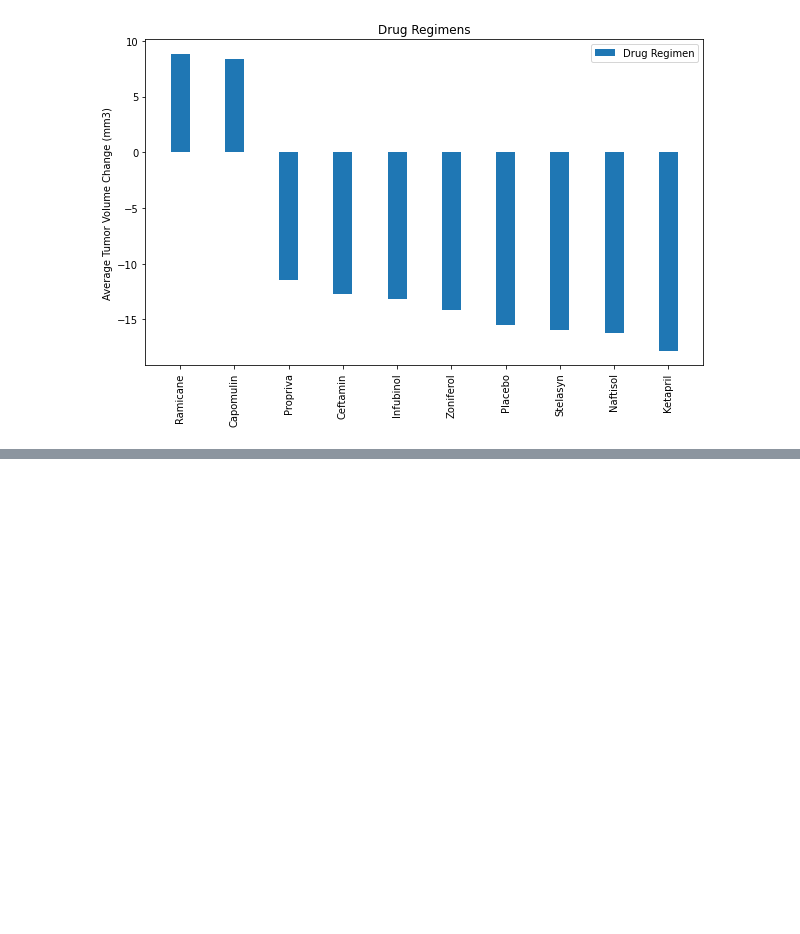
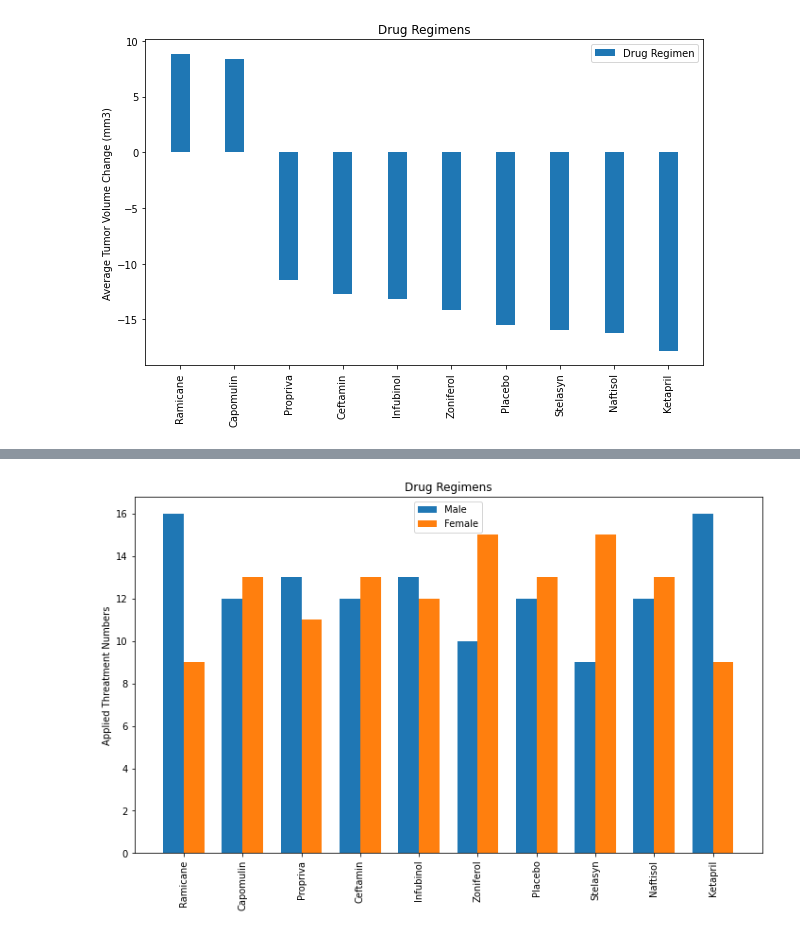
Before and after one commit to warshophysical/Pymaceuticals, a Jupyter notebook: pharma.ipynb, the cells around one changed output, grey strips where cells are left out. Drawn from its saved outputs; the diff is of its cells as text; code cells hidden in the pictures; blank space fills up the shorter version.

```diff
--- a/pharma.ipynb
+++ b/pharma.ipynb
@@ -158,0 +183,22 @@ plt.show()
+# %%
+listDrugRegimen = dfAverageVolumeChange["Drug_Regimen"].tolist()
+
+listMaleThreatmentNumbers=[]
+listFemaleThreatmentNumbers=[]
+for regimen in listDrugRegimen:
+    specificMaleRegimen=dfThreatment.loc[(dfThreatment["Drug_Regimen"]==regimen) &
+                                      (dfThreatment["Gender"]=="Male"),"Mouse_ID" ].count()
+    listMaleThreatmentNumbers.append(specificMaleRegimen)
+
+    specificFemaleRegimen=dfThreatment.loc[(dfThreatment["Drug_Regimen"]==regimen) &
+                                      (dfThreatment["Gender"]=="Female"),"Mouse_ID" ].count()
+    listFemaleThreatmentNumbers.append(specificFemaleRegimen)
+
+
+dfGenderDrugRegimen=pd.DataFrame({"Drug_Regimen":listDrugRegimen,
+                                  "Applied_Threatment_Number_For_Male":listMaleThreatmentNumbers,
+                                  "Applied_Threatment_Number_For_Female":listFemaleThreatmentNumbers})
+
+dfGenderDrugRegimen["Total_Number_Threatment"]=dfGenderDrugRegimen["Applied_Threatment_Number_For_Male"]+dfGenderDrugRegimen["Applied_Threatment_Number_For_Female"]
+
+dfGenderDrugRegimen
@@ -158,0 +217,25 @@ plt.show()
+# %%
+labels=listDrugRegimen
+maleThreatmentNumbers=dfGenderDrugRegimen["Applied_Threatment_Number_For_Male"].tolist()
+femaleThreatmentNumbers=dfGenderDrugRegimen["Applied_Threatment_Number_For_Female"].tolist()
+
+x = np.arange(len(labels))
+width = 0.35
+
+fig, ax = plt.subplots(figsize=(10, 6))
+rects1 = ax.bar(x - width/2, maleThreatmentNumbers, width, label='Male')
+rects2 = ax.bar(x + width/2, femaleThreatmentNumbers, width, label='Female')
+
+
+ax.set_ylabel('Applied Threatment Numbers')
+ax.set_title('Drug Regimens')
+ax.set_xticks(x)
+ax.set_xticklabels(labels)
+ax.legend()
+
+fig.tight_layout()
+
+plt.xticks(rotation=90)
+plt.show()
+# %% [output]
+[figure, added]
```
Also changed, not shown: parts of 7 cells of this notebook.
